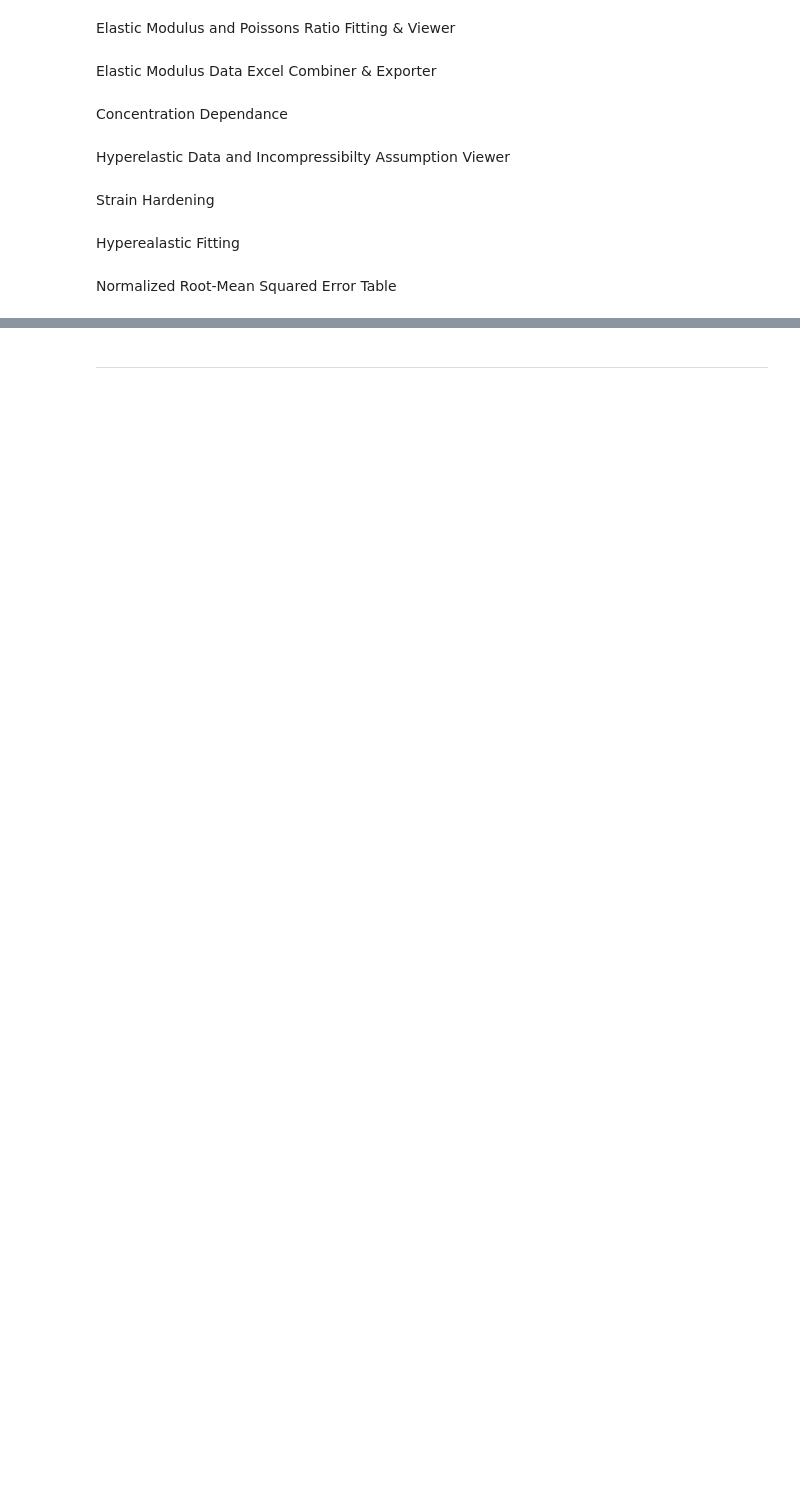
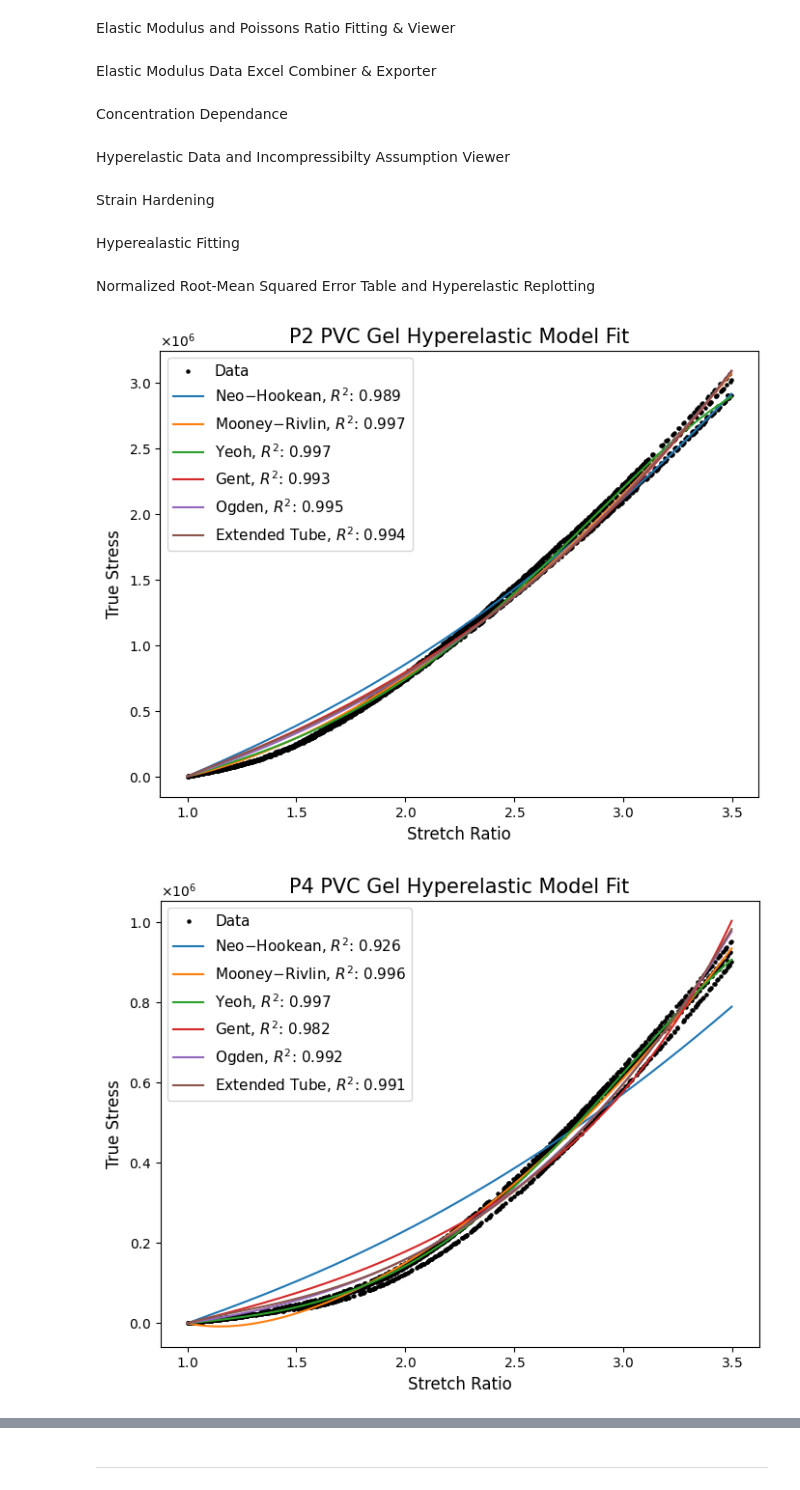
Before and after one commit to TheDuckenEngineer/PVC-Tensile-Experiment, a Jupyter notebook: Elastic and Hyperelastic fitting.ipynb, the cells around one changed output, grey strips where cells are left out. Cells and saved outputs as stored; diff of their text form; code cells hidden in the pictures; blank space fills up the shorter version.

Commit message:
finished hyperelastic functions, edited viscoelastic functions for pareto optimization

```diff
--- a/Elastic and Hyperelastic fitting.ipynb
+++ b/Elastic and Hyperelastic fitting.ipynb
@@ -48,6 +48,7 @@ for plastiRatio in ['P2', 'P4', 'P6', 'P8']:
     plt.xlabel('Axial Strain (%)', fontsize = axisSize)
     plt.ylabel('Stress (Pa)', fontsize = axisSize)
     plt.title(f'Elastic Modulus', fontsize = titleSize)
+    plt.ticklabel_format(axis='both', style='sci',useMathText=True)
     plt.legend(fontsize = legendSize)
 
     # plot poissons ratio
@@ -56,7 +57,7 @@ for plastiRatio in ['P2', 'P4', 'P6', 'P8']:
     plt.plot(xfit, LinearFit(xfit, poptP[0], poptP[1]), linewidth = 2)
     plt.xlabel('Axial Strain (%)', fontsize = axisSize)
     plt.ylabel('Transverse Strain (%)', fontsize = axisSize)
-    plt.title(f'Poissons Ratio', fontsize = titleSize)
+    plt.title(f'Poisson\'s Ratio', fontsize = titleSize)
     plt.legend(fontsize = legendSize)
 
     df.loc[i] = [plastiRatio, poptE[0], poptP[0], poptE[0]/2/(1 - 2*poptP[0])]
@@ -394,5 +477,5 @@ for i in plastiRatio:
 # %% [markdown]
-Normalized Root-Mean Squared Error Table
+Normalized Root-Mean Squared Error Table and Hyperelastic Replotting
 # %%
 """This section uses the fitted curve parameters to show the normalized root mean square errors"""
 import numpy as np; import pandas as pd
@@ -436,33 +519,51 @@ for i in plastiRatio:
     _, axStrain, _, _, stress = InstronDataCompile('Hyperelastic Data', i)
 
     # read only up to 250 % strain
     indices = np.where(axStrain < 2.5)
     indices = range(0, indices[0][-1], 25)
 
     # convert to true stress-strain
     stretch = 1 + axStrain[indices]
     trueStress = stress[indices]*stretch*1e6
 
     # models and initial guesses
-    models = {"Neo-Hookean": NeoHookean,
-                "Mooney-Rivlin": MooneyRivlin,
+    models = {"Neo$-$Hookean": NeoHookean,
+                "Mooney$-$Rivlin": MooneyRivlin,
                 "Yeoh": Yeoh,
                 "Gent": Gent,
                 "Ogden": Ogden,
                 "Extended Tube": ExtendedTube
                 }
+
+    plt.figure(figsize = (8, 6))
+    plt.scatter(stretch, trueStress, s = markerSize, label = "Data", color = "black")
+    plt.xlabel("Stretch Ratio", fontsize = axisSize)
+    plt.ylabel("True Stress", fontsize = axisSize)
+    plt.ticklabel_format(axis='both', style='sci',useMathText=True, scilimits= (0,5))
+    plt.title(f'{i} PVC Gel Hyperelastic Model Fit', fontsize = titleSize)
 
     # load hyperelastic model parameters
     hyperParams = pd.read_csv(f'Data\{i} PVC Gel Hyperelastic Parameters.csv', delimiter = ',', header = 1)
 
     for name, model in models.items():
         dd = hyperParams[hyperParams['Model'] == name]['Terms'].to_list()
         dd = [i.split(',') for i in dd ][0]
         params = np.array(dd, dtype = float)
 
+
         # normalized root mean square determination
         nrms = np.sqrt(np.mean((model(params, stretch) - trueStress)**2))/np.mean(trueStress)*100
         fitResults = np.vstack([fitResults, nrms])
 
-fitResults = np.round(np.delete(fitResults,0).reshape(4,6), 2)
+        # Plot results
+        r2 = np.round(hyperParams[hyperParams['Model'] == name]['R^2'].to_numpy()[0], 3)
+        plt.plot(stretch, model(params, stretch), label = f'{name}, $R^2$: {r2}', linewidth = 1.5)
+
+    plt.legend(fontsize = legendSize)
+    plt.show()
+
+# fitResults = np.round(np.delete(fitResults,0).reshape(4,6), 2)
 print(fitResults)
+# %% [output]
+[figure, added]
+[figure, added]
```
Also changed, not shown: parts of 5 cells of this notebook, 2 other files.
